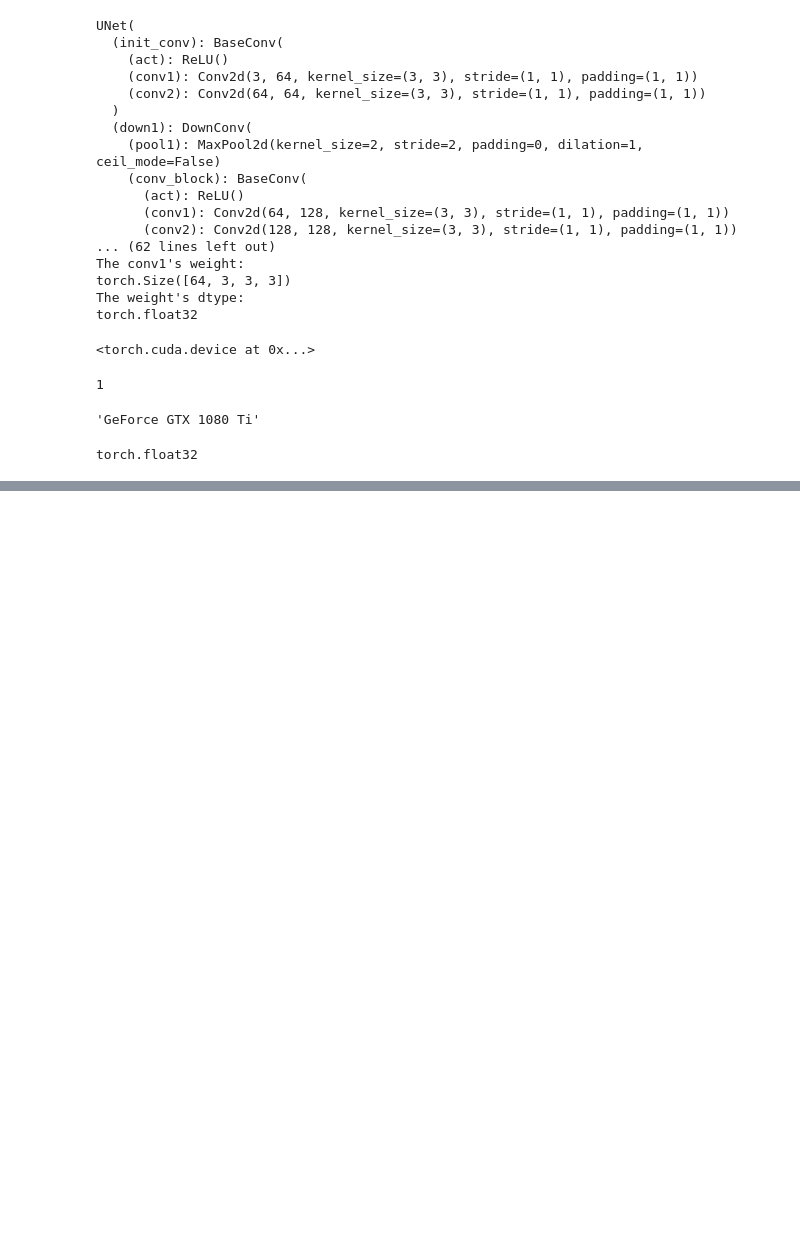
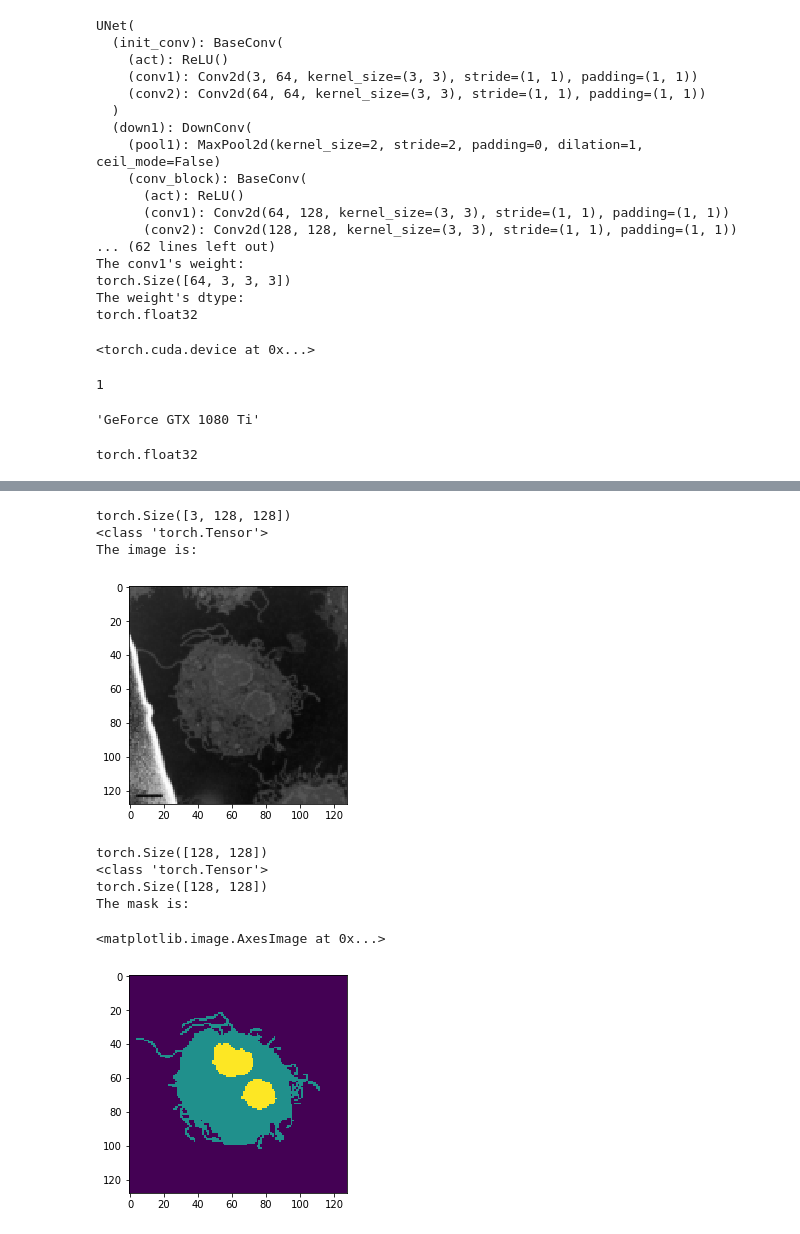
Before and after one commit to xysong1201/MRIImage_segmentation, a Jupyter notebook: unet_BMCC.ipynb, the cells around one changed output, grey strips where cells are left out. Saved outputs shown, nothing was run; the diff lists cells and outputs as text; code cells hidden in the pictures; blank space fills up the shorter version.

```diff
--- a/unet_BMCC.ipynb
+++ b/unet_BMCC.ipynb
@@ -61,0 +82,14 @@ def show_semantic(image, semantic):
+# %%
+colors = torch.tensor([])
+for i in range(len(img_list)):
+    img_arr = io.imread(os.path.join(img_dir, img_list[i]))
+    img_tensor = torch.from_numpy(np.uint8(img_arr))
+    img_tensor = img_tensor.permute(2,0,1)
+
+    mask_str = mask_list[i]
+    mask_arr = io.imread(os.path.join(mask_dir, mask_str))
+    mask_tensor = torch.from_numpy(mask_arr)
+    unique_color = torch.unique(mask_tensor).type(torch.FloatTensor)
+    colors = torch.cat((colors,unique_color))
+colors = torch.unique(colors)
+print(colors)
@@ -585,0 +557,24 @@ print('Prediction: ', torch.argmax(output, 1))
+# %%
+sample = transformed_dataset[0]
+print(sample['image'].size())
+print(type(sample['image']))
+print('The image is:')
+plt.imshow(sample['image'].permute(1,2,0))
+plt.pause(0.5)
+
+print(sample['mask'].size())
+print(type(sample['mask']))
+print(sample['mask'].squeeze().size())
+print('The mask is:')
+plt.imshow(sample['mask'].squeeze())
+# %% [output]
+torch.Size([3, 128, 128])
+<class 'torch.Tensor'>
+The image is:
+[figure, added]
+torch.Size([128, 128])
+<class 'torch.Tensor'>
+torch.Size([128, 128])
+The mask is:
+<matplotlib.image.AxesImage at 0x...>
+[figure, added]
```
Also changed, not shown: parts of 35 cells of this notebook, 1 other file.
